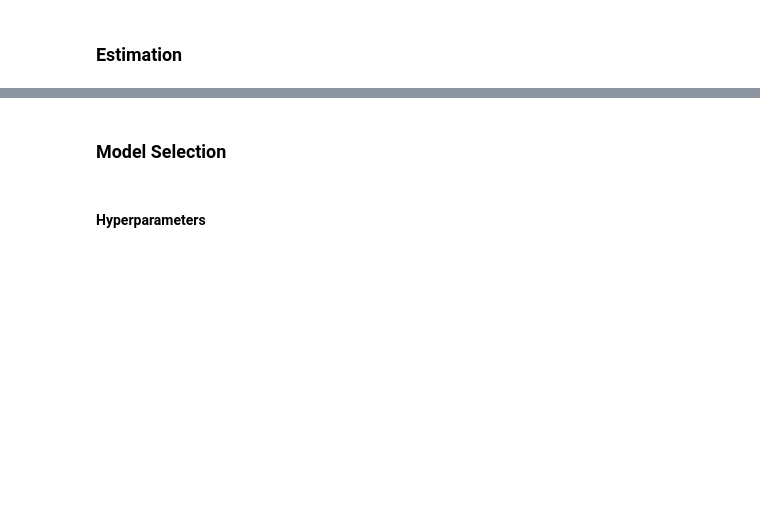
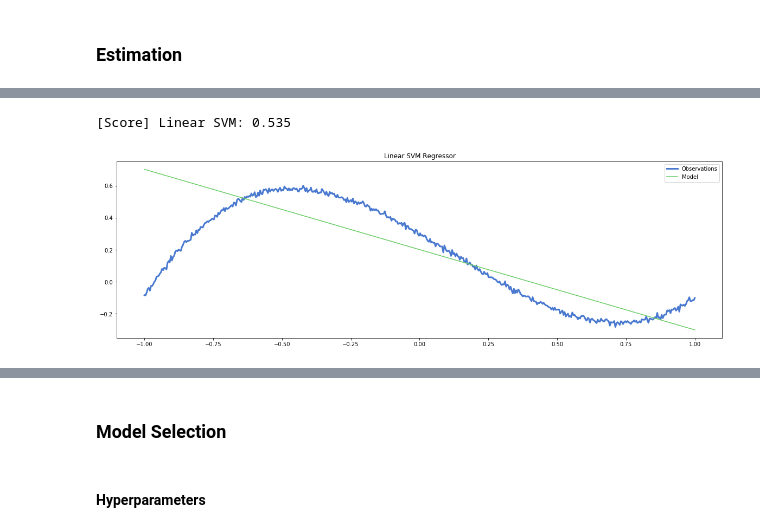
Before and after one commit to Imperial-College-Data-Science-Society/Machine-Learning-API, a Jupyter notebook: notebooks/Machine-Learning-API.ipynb, the cells around one changed output, grey strips where cells are left out. Cells and saved outputs as stored; diff of their text form; code cells hidden in the pictures; blank space fills up the shorter version.

```diff
--- a/notebooks/Machine-Learning-API.ipynb
+++ b/notebooks/Machine-Learning-API.ipynb
@@ -106,0 +432,23 @@ class EvalEstimator(Estimator):
+# %%
+# initialize figure
+_, ax = plt.subplots(figsize=(20.0, 6.0))
+# true data
+ax.plot(x, y, lw=3, label='Observations')
+
+## (1) INIT
+svr = sklearn.svm.SVR(C=1.0, kernel='linear')
+## (2) FIT
+svr.fit(X, y)
+## (3) PREDICT
+y_hat = svr.predict(X)
+## (4) SCORE
+score = svr.score(X, y)
+print('[Score] %s: %.3f' % ('Linear SVM', score))
+
+# figure settings
+ax.plot(x, y_hat, label='Model')
+ax.set_title('Linear SVM Regressor')
+ax.legend();
+# %% [output]
+[Score] Linear SVM: 0.535
+[figure, added]
```
Also changed, not shown: parts of 48 cells of this notebook, 2 other files.
